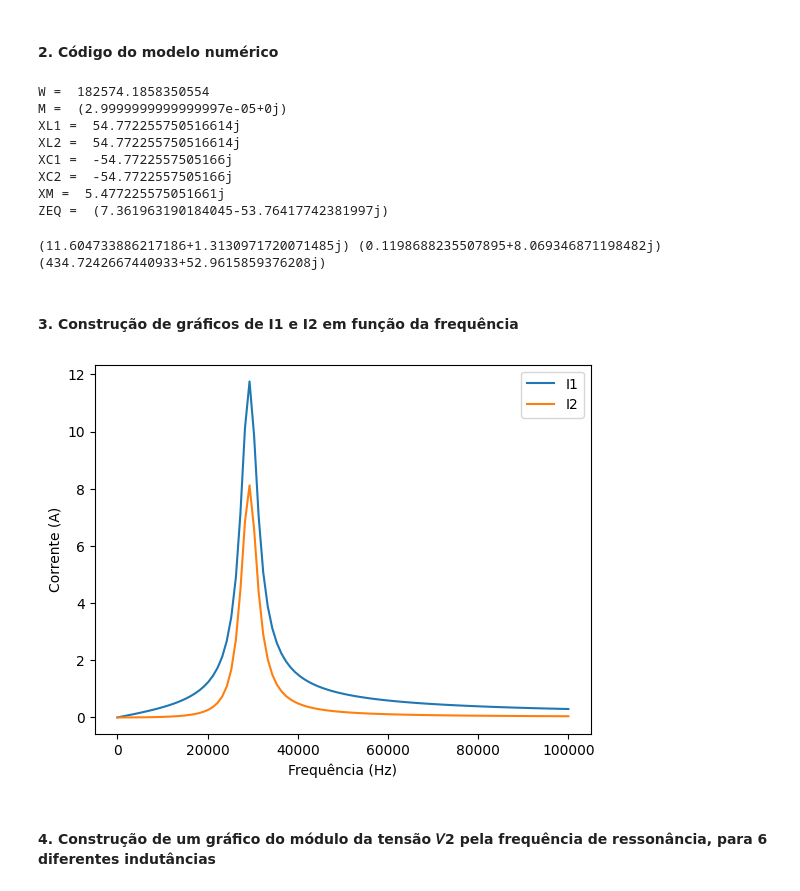
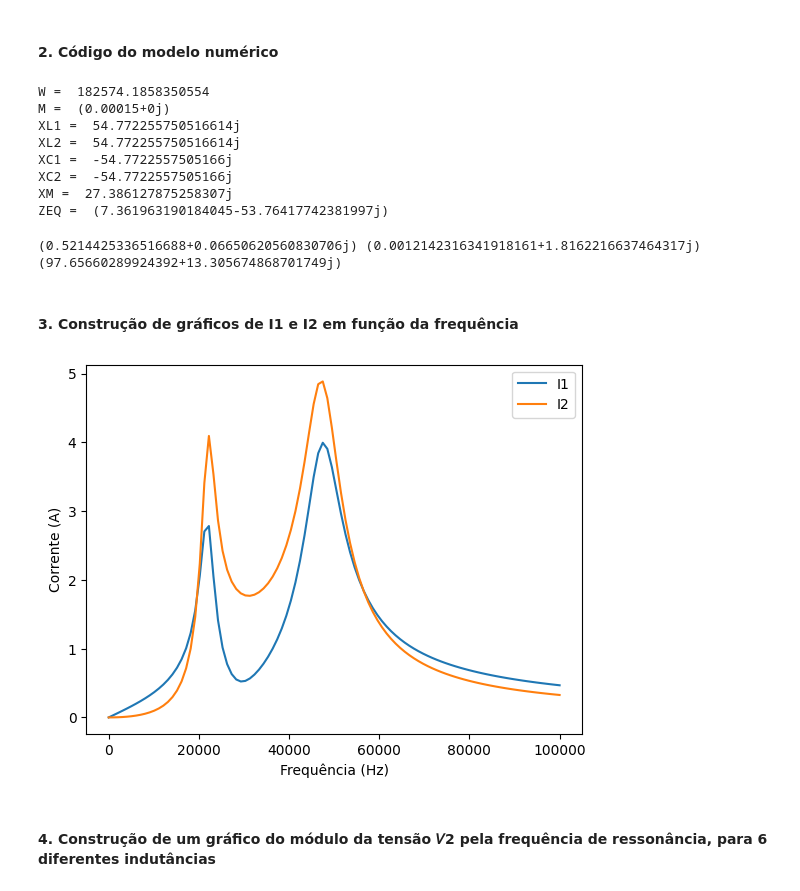
Before and after one commit to DeLucca990/Electromagnetism-Project, a Jupyter notebook: projeto/main.ipynb, the cells around one changed output. Cells and saved outputs as stored; diff of their text form; code cells hidden in the pictures.

```diff
--- a/projeto/main.ipynb
+++ b/projeto/main.ipynb
@@ -15,7 +15,7 @@ C1 = C2 = 0.1e-6
 
 RC = 400
 f = 1/(2*np.pi*np.sqrt(C1*L1))
-k = 0.1
+k = 0.5
 
 w = 2*pi*f
 M = k*sqrt(L1*L2)
@@ -40,12 +40,12 @@ print("XM = ", XM)
 print("ZEQ = ", ZEQ)
 # %% [output]
 W =  182574.1858350554
-M =  (2.9999999999999997e-05+0j)
+M =  (0.00015+0j)
 XL1 =  54.772255750516614j
 XL2 =  54.772255750516614j
 XC1 =  -54.7722557505166j
 XC2 =  -54.7722557505166j
-XM =  5.477225575051661j
+XM =  27.386127875258307j
 ZEQ =  (7.361963190184045-53.76417742381997j)
 # %%
 def CalcularTransformador(v1, ZEQ):
@@ -59,36 +59,36 @@ V2 = I2 * ZEQ
 print(I1, I2)
 print(V2)
 # %% [output]
-(11.604733886217186+1.3130971720071485j) (0.1198688235507895+8.069346871198482j)
-(434.7242667440933+52.9615859376208j)
+(0.5214425336516688+0.06650620560830706j) (0.0012142316341918161+1.8162216637464317j)
+(97.65660289924392+13.305674868701749j)
 # %% [markdown]
 #### 3. Construção de gráficos de I1 e I2 em função da frequência
 # %%
 fs = np.linspace(1, 100000, 100)
 I1_list = []
 I2_list = []
 
 for f in fs:
-    w = 2*pi*f
+    w = 2*np.pi*f
     XL1 = w * L1 * 1j
     XL2 = w * L2 * 1j
     XC1 = 1/(w * C1 * 1j)
     XC2 = 1/(w * C2 * 1j)
     XM = w * M * 1j
 
     I1, I2 = CalcularTransformador(V1, ZEQ)
     I1_list.append(np.abs(I1))
     I2_list.append(np.abs(I2))
 
 
 plt.plot(fs, I1_list)
 plt.plot(fs, I2_list)
 plt.xlabel('Frequência (Hz)')
 plt.ylabel('Corrente (A)')
 plt.legend(['I1', 'I2'])
 plt.show()
 # %% [output]
-[figure, old version]
+[figure, new version]
 # %% [markdown]
 #### 4. Construção de um gráfico do módulo da tensão 𝑉2 pela frequência de ressonância, para 6 diferentes indutâncias
 # %%
```
Also changed, not shown: parts of 5 cells of this notebook.
